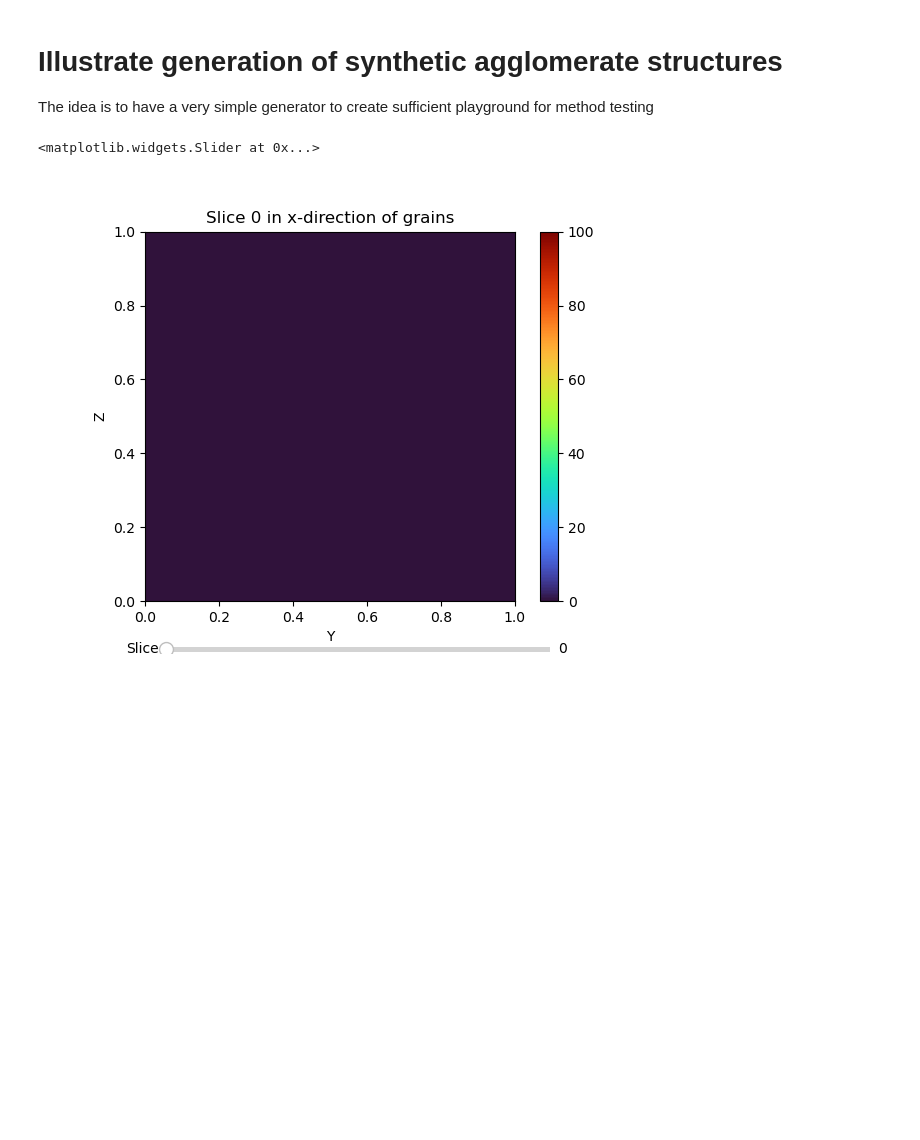
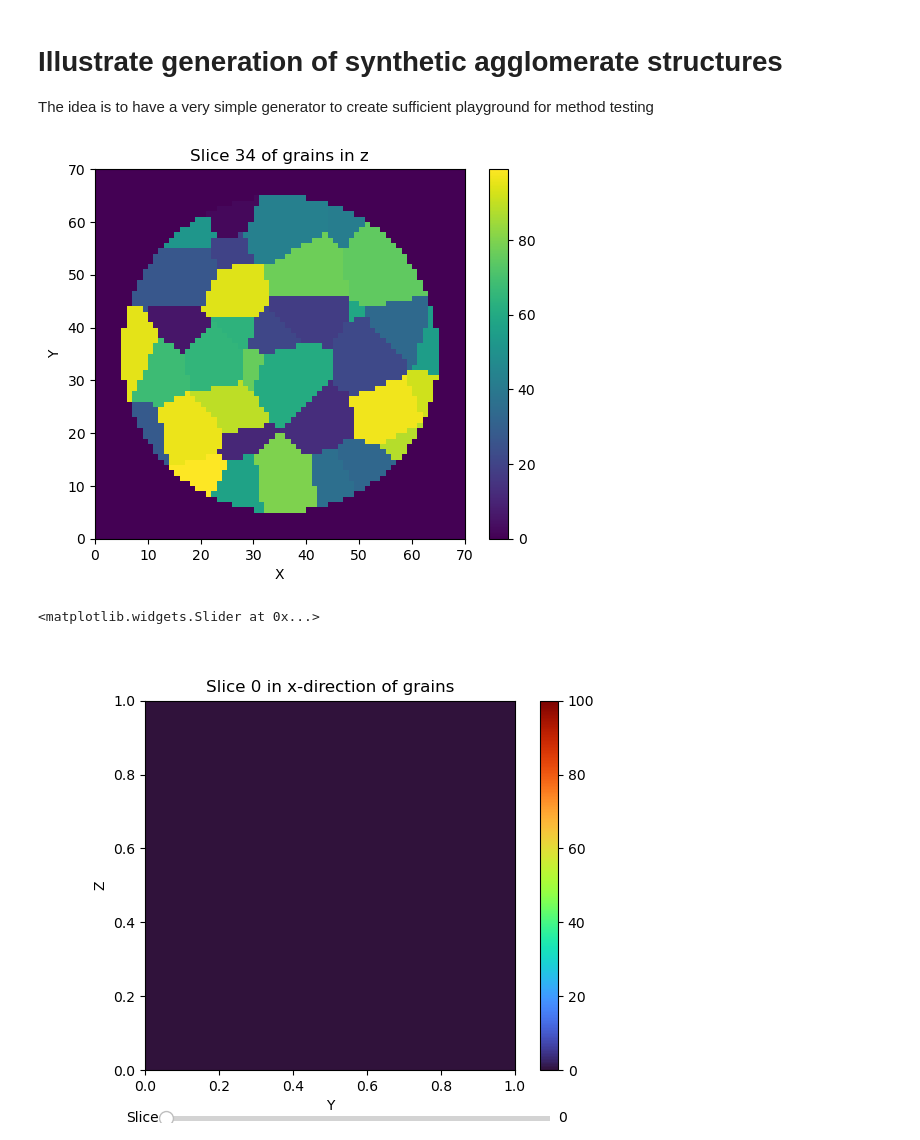
Before and after one commit to daubners/meatballs, a Jupyter notebook: 00-generation-of-NMC-agglomerate.ipynb, the cells around one changed output. Cells and saved outputs as stored; diff of their text form; code cells hidden in the pictures; blank space fills up the shorter version.

```diff
--- a/00-generation-of-NMC-agglomerate.ipynb
+++ b/00-generation-of-NMC-agglomerate.ipynb
@@ -10,7 +10,9 @@ agglomerate = mbs.VoxelizedMeatball()
 agglomerate.create_random_agglomerate(30, 100)
 # %%
 %matplotlib inline
-# agglomerate.plot_slice('grains', 10)
+agglomerate.plot_slice('grains', 34)
+# %% [output]
+[figure, added]
 # %%
 %matplotlib widget
 agglomerate.plot_field_interactive("grains", direction='x', colormap='turbo')
```
Also changed, not shown: parts of 9 cells of this notebook, 3 other files.
